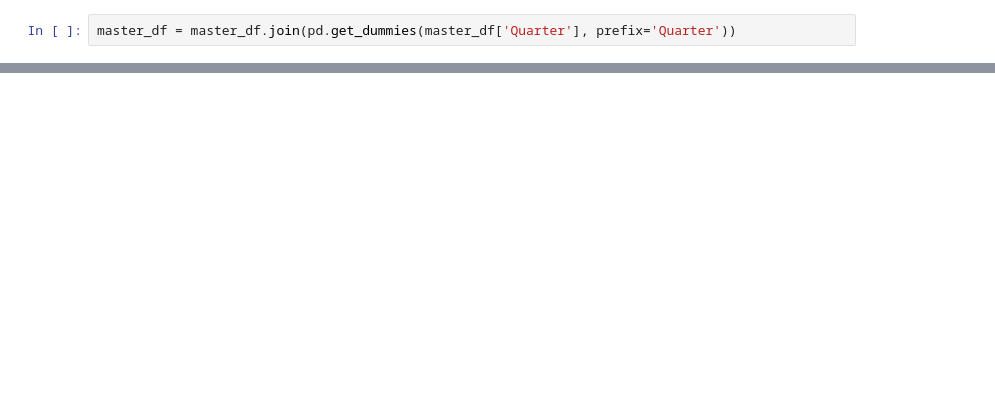
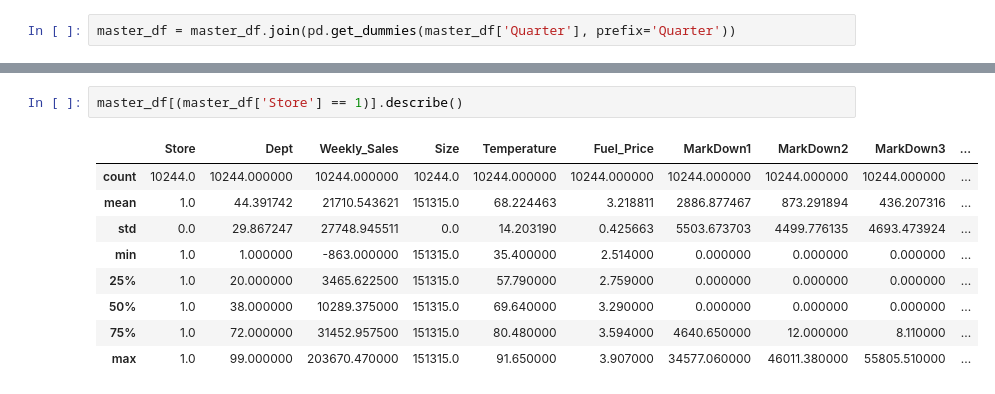
Before and after one commit to digitalhuman-kp/walmart, a Jupyter notebook: data_clean_v1.ipynb, the cells around one changed output, grey strips where cells are left out. Saved outputs shown, nothing was run; the diff lists cells and outputs as text; blank space fills up the shorter version.

```diff
--- a/data_clean_v1.ipynb
+++ b/data_clean_v1.ipynb
@@ -81,0 +128,12 @@ Warnings:
+# %%
+master_df[(master_df['Store'] == 1)].describe()
+# %% [output]
+|  | Store | Dept | Weekly_Sales | Size | Temperature | Fuel_Price | MarkDown1 | MarkDown2 | MarkDown3 | ... |
+| count | 10244.0 | 10244.000000 | 10244.000000 | 10244.0 | 10244.000000 | 10244.000000 | 10244.000000 | 10244.000000 | 10244.000000 | ... |
+| mean | 1.0 | 44.391742 | 21710.543621 | 151315.0 | 68.224463 | 3.218811 | 2886.877467 | 873.291894 | 436.207316 | ... |
+| std | 0.0 | 29.867247 | 27748.945511 | 0.0 | 14.203190 | 0.425663 | 5503.673703 | 4499.776135 | 4693.473924 | ... |
+| min | 1.0 | 1.000000 | -863.000000 | 151315.0 | 35.400000 | 2.514000 | 0.000000 | 0.000000 | 0.000000 | ... |
+| 25% | 1.0 | 20.000000 | 3465.622500 | 151315.0 | 57.790000 | 2.759000 | 0.000000 | 0.000000 | 0.000000 | ... |
+| 50% | 1.0 | 38.000000 | 10289.375000 | 151315.0 | 69.640000 | 3.290000 | 0.000000 | 0.000000 | 0.000000 | ... |
+| 75% | 1.0 | 72.000000 | 31452.957500 | 151315.0 | 80.480000 | 3.594000 | 4640.650000 | 12.000000 | 8.110000 | ... |
+| max | 1.0 | 99.000000 | 203670.470000 | 151315.0 | 91.650000 | 3.907000 | 34577.060000 | 46011.380000 | 55805.510000 | ... |
```
Also changed, not shown: parts of 6 cells of this notebook.
